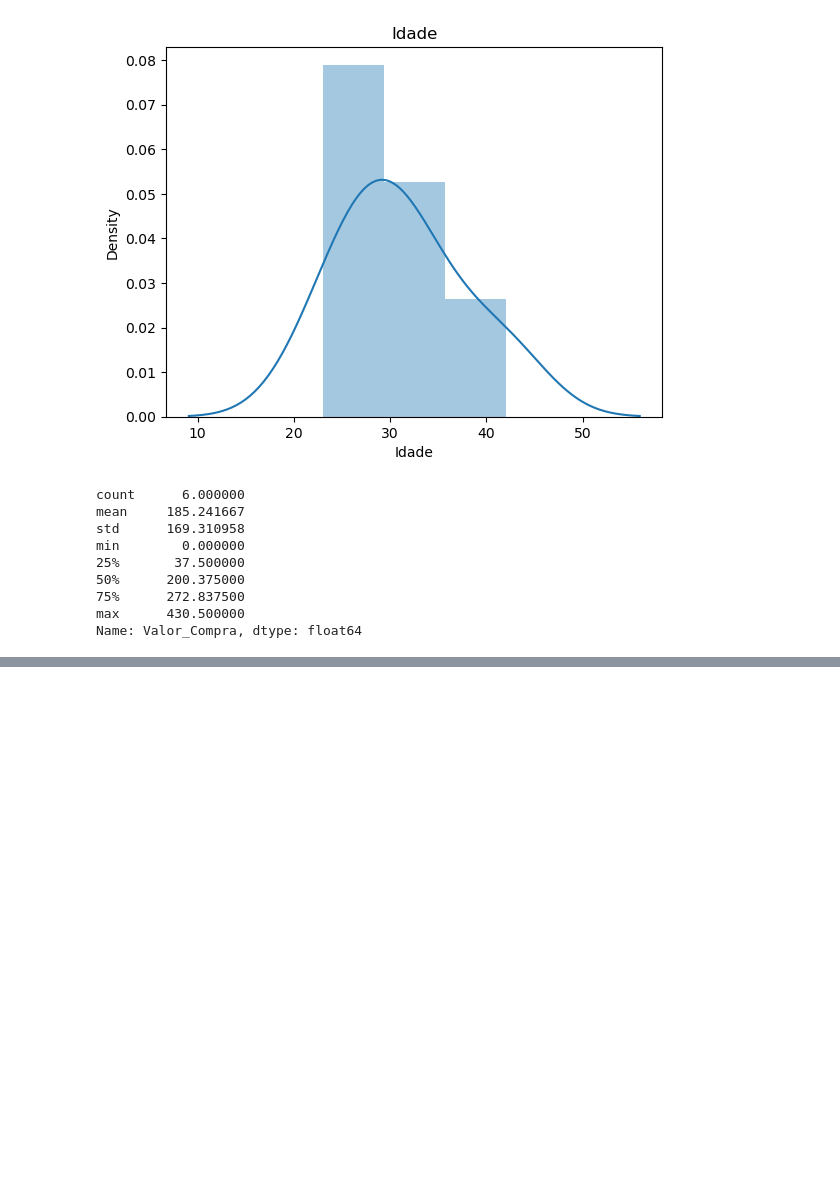
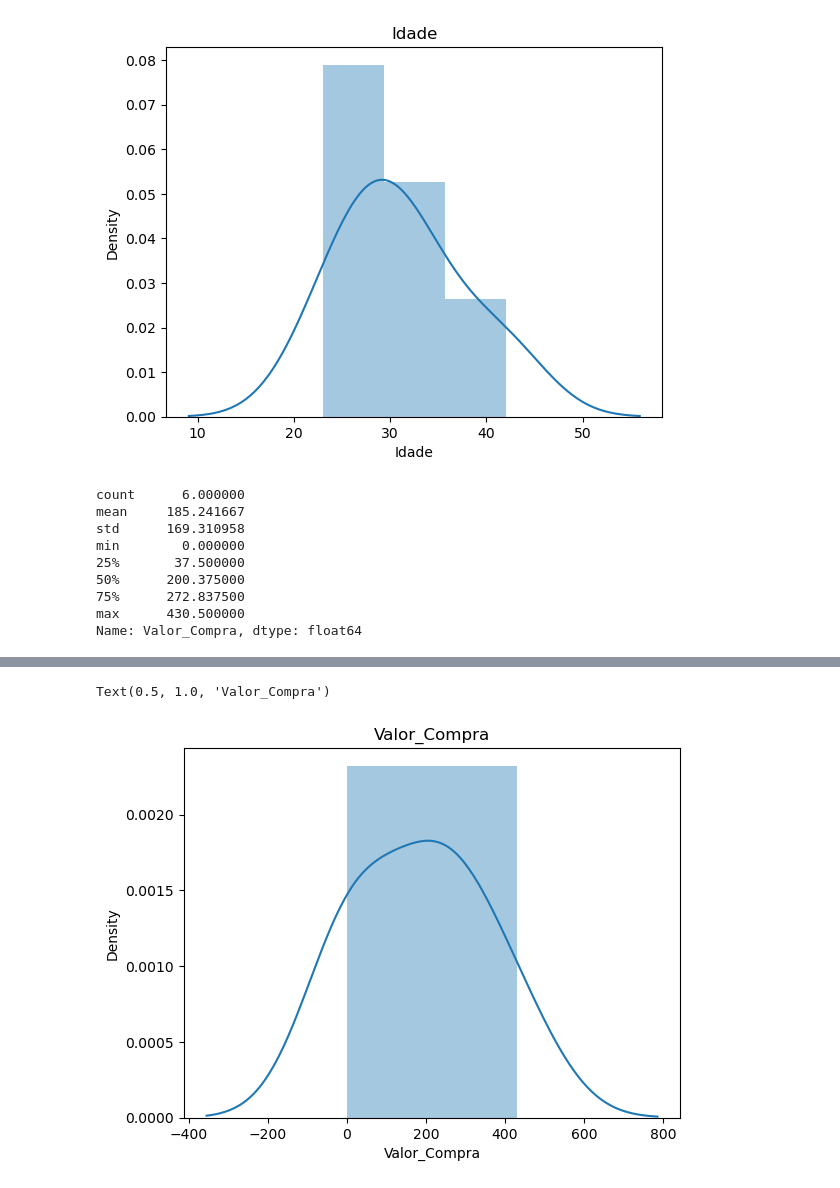
Before and after one commit to VitoriaN27/Python, a Jupyter notebook: limpezadedados.ipynb, the cells around one changed output, grey strips where cells are left out. Saved outputs shown, nothing was run; the diff lists cells and outputs as text; code cells hidden in the pictures; blank space fills up the shorter version.

```diff
--- a/limpezadedados.ipynb
+++ b/limpezadedados.ipynb
@@ -118,0 +124,5 @@ Name: Valor_Compra, dtype: float64
+# %%
+srn.distplot(dataset['Valor_Compra']).set_title('Valor_Compra')
+# %% [output]
+Text(0.5, 1.0, 'Valor_Compra')
+[figure, added]
```
Also changed, not shown: parts of 2 cells of this notebook.
